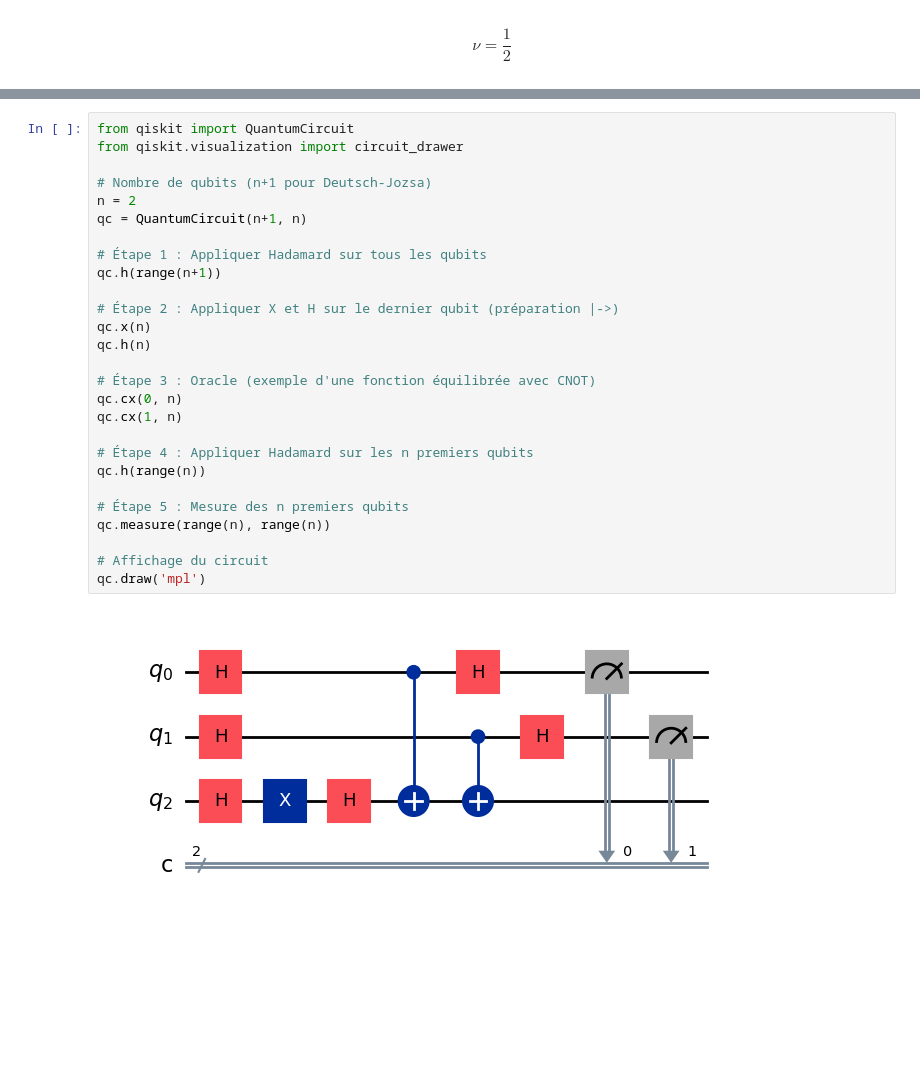
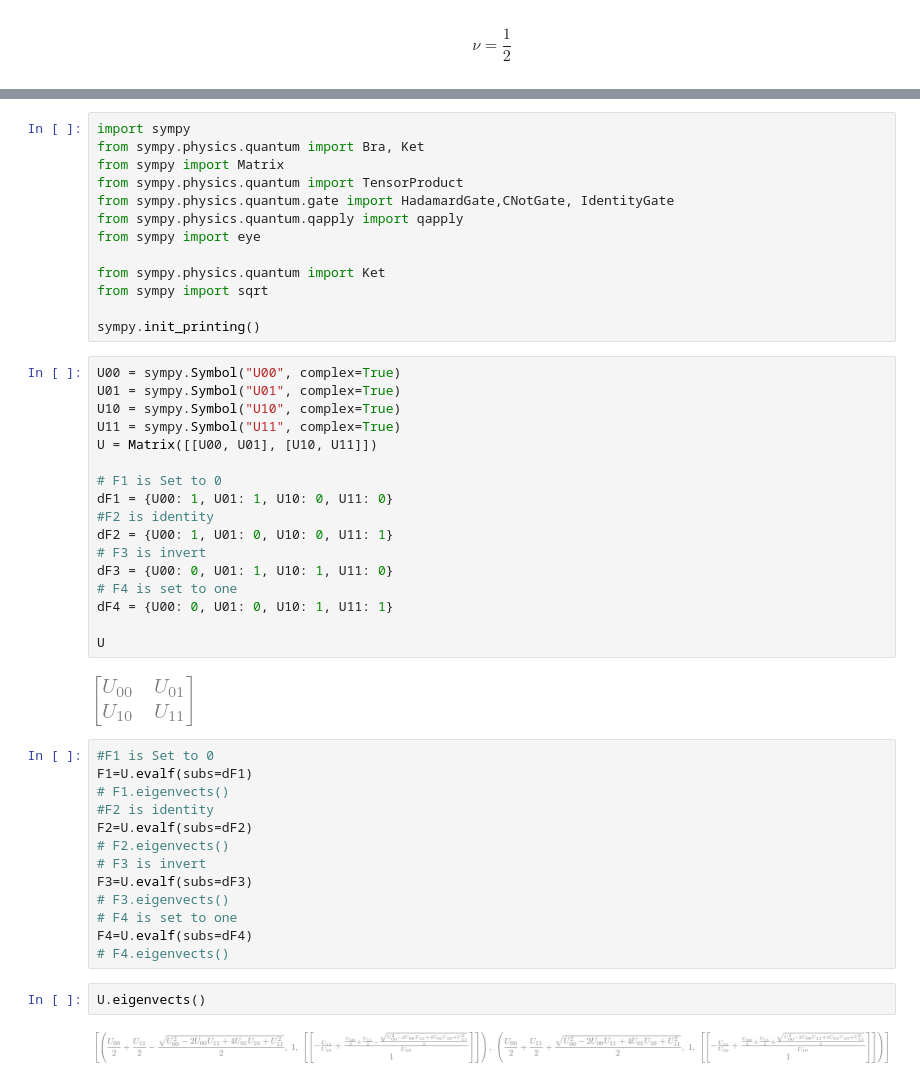
Before and after one commit to jbperin/hello-world, a Jupyter notebook: quantique/SandBox.ipynb, the cells around one changed output, grey strips where cells are left out. Drawn from its saved outputs; the diff is of its cells as text; blank space fills up the shorter version.

```diff
--- a/quantique/SandBox.ipynb
+++ b/quantique/SandBox.ipynb
@@ -15,29 +5,49 @@ $$
 # %%
-from qiskit import QuantumCircuit
-from qiskit.visualization import circuit_drawer
+import sympy
+from sympy.physics.quantum import Bra, Ket
+from sympy import Matrix
+from sympy.physics.quantum import TensorProduct
+from sympy.physics.quantum.gate import HadamardGate,CNotGate, IdentityGate
+from sympy.physics.quantum.qapply import qapply
+from sympy import eye
 
-# Nombre de qubits (n+1 pour Deutsch-Jozsa)
-n = 2
-qc = QuantumCircuit(n+1, n)
+from sympy.physics.quantum import Ket
+from sympy import sqrt
 
-# Étape 1 : Appliquer Hadamard sur tous les qubits
-qc.h(range(n+1))
-
-# Étape 2 : Appliquer X et H sur le dernier qubit (préparation |->)
-qc.x(n)
-qc.h(n)
-
-# Étape 3 : Oracle (exemple d'une fonction équilibrée avec CNOT)
-qc.cx(0, n)
-qc.cx(1, n)
-
-# Étape 4 : Appliquer Hadamard sur les n premiers qubits
-qc.h(range(n))
-
-# Étape 5 : Mesure des n premiers qubits
-qc.measure(range(n), range(n))
-
-# Affichage du circuit
-qc.draw('mpl')
+sympy.init_printing()
-# %% [output]
-[figure, removed]
+# %%
+U00 = sympy.Symbol("U00", complex=True)
+U01 = sympy.Symbol("U01", complex=True)
+U10 = sympy.Symbol("U10", complex=True)
+U11 = sympy.Symbol("U11", complex=True)
+U = Matrix([[U00, U01], [U10, U11]])
+
+# F1 is Set to 0
+dF1 = {U00: 1, U01: 1, U10: 0, U11: 0}
+#F2 is identity
+dF2 = {U00: 1, U01: 0, U10: 0, U11: 1}
+# F3 is invert
+dF3 = {U00: 0, U01: 1, U10: 1, U11: 0}
+# F4 is set to one
+dF4 = {U00: 0, U01: 0, U10: 1, U11: 1}
+
+U
+# %% [output]
+[figure, added]
+# %%
+#F1 is Set to 0
+F1=U.evalf(subs=dF1)
+# F1.eigenvects()
+#F2 is identity
+F2=U.evalf(subs=dF2)
+# F2.eigenvects()
+# F3 is invert
+F3=U.evalf(subs=dF3)
+# F3.eigenvects()
+# F4 is set to one
+F4=U.evalf(subs=dF4)
+# F4.eigenvects()
+# %%
+U.eigenvects()
+# %% [output]
+[figure, added]
```
Also changed, not shown: parts of 6 cells of this notebook, 8 other files.
